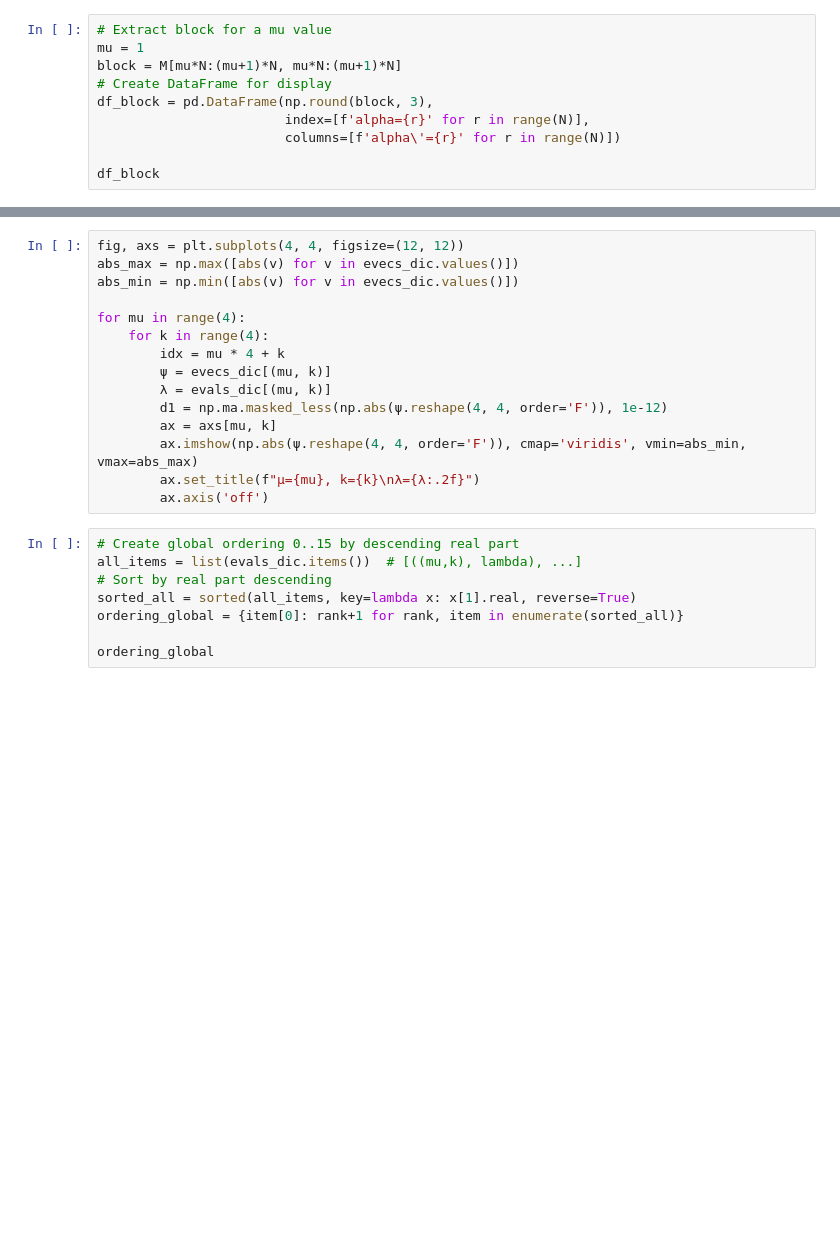
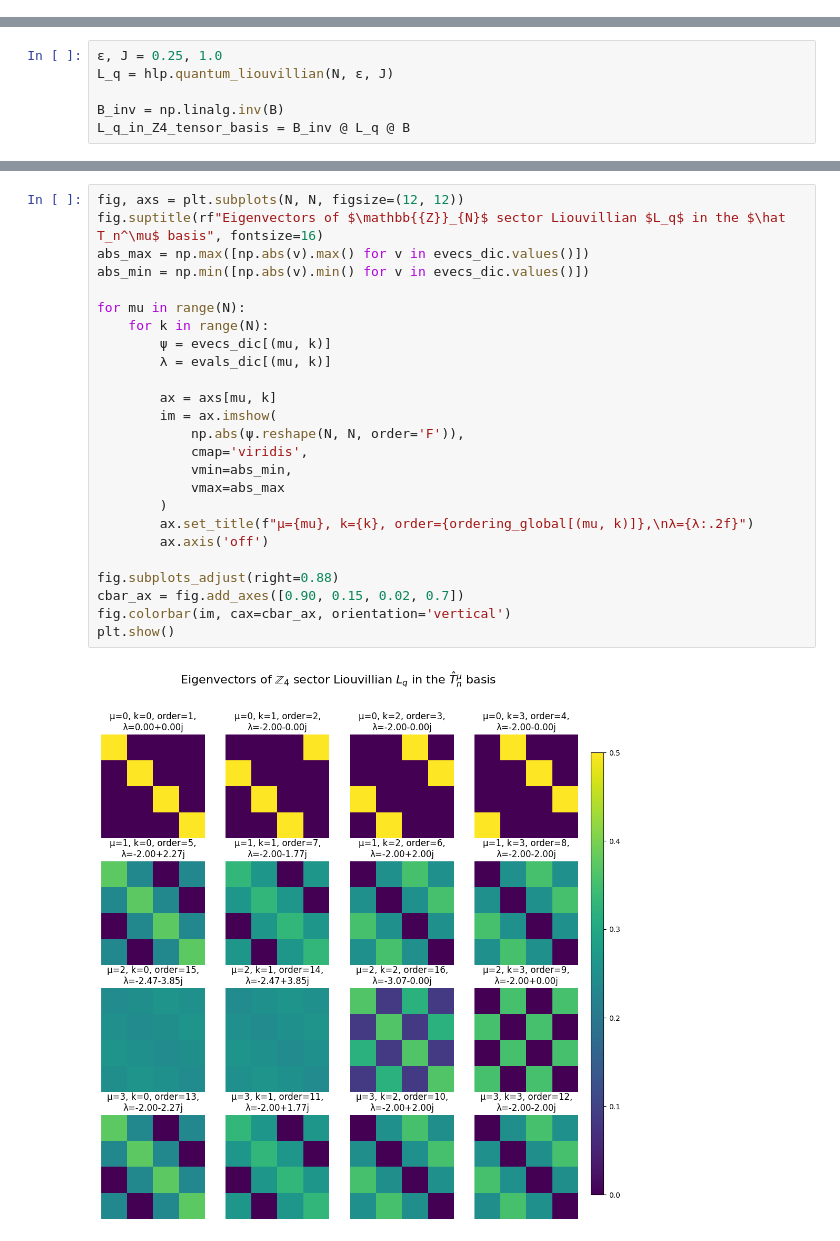
Before and after one commit to alessum/resource_theory_mpemba, a Jupyter notebook: asymm_ex2.ipynb, the cells around one changed output, grey strips where cells are left out. Drawn from its saved outputs; the diff is of its cells as text; blank space fills up the shorter version.

```diff
--- a/asymm_ex2.ipynb
+++ b/asymm_ex2.ipynb
@@ -106,10 +27,0 @@ fn.print_matrix(B.real)
-# %%
-# Extract block for a mu value
-mu = 1
-block = M[mu*N:(mu+1)*N, mu*N:(mu+1)*N]
-# Create DataFrame for display
-df_block = pd.DataFrame(np.round(block, 3),
-                        index=[f'alpha={r}' for r in range(N)],
-                        columns=[f'alpha\'={r}' for r in range(N)])
-
-df_block
@@ -223,0 +28,6 @@ import ace_tools_open as tools; tools.display_dataframe_to_user("Residuals of ei
+# %%
+ε, J = 0.25, 1.0
+L_q = hlp.quantum_liouvillian(N, ε, J)
+
+B_inv = np.linalg.inv(B)
+L_q_in_Z4_tensor_basis = B_inv @ L_q @ B
@@ -224,24 +90,28 @@ import ace_tools_open as tools; tools.display_dataframe_to_user("Residuals of ei
 # %%
-fig, axs = plt.subplots(4, 4, figsize=(12, 12))
-abs_max = np.max([abs(v) for v in evecs_dic.values()])
-abs_min = np.min([abs(v) for v in evecs_dic.values()])
+fig, axs = plt.subplots(N, N, figsize=(12, 12))
+fig.suptitle(rf"Eigenvectors of $\mathbb{{Z}}_{N}$ sector Liouvillian $L_q$ in the $\hat T_n^\mu$ basis", fontsize=16)
+abs_max = np.max([np.abs(v).max() for v in evecs_dic.values()])
+abs_min = np.min([np.abs(v).min() for v in evecs_dic.values()])
 
-for mu in range(4):
-    for k in range(4):
-        idx = mu * 4 + k
+for mu in range(N):
+    for k in range(N):
         ψ = evecs_dic[(mu, k)]
         λ = evals_dic[(mu, k)]
-        d1 = np.ma.masked_less(np.abs(ψ.reshape(4, 4, order='F')), 1e-12)
+
         ax = axs[mu, k]
-        ax.imshow(np.abs(ψ.reshape(4, 4, order='F')), cmap='viridis', vmin=abs_min, vmax=abs_max)
-        ax.set_title(f"μ={mu}, k={k}\nλ={λ:.2f}")
+        im = ax.imshow(
+            np.abs(ψ.reshape(N, N, order='F')),
+            cmap='viridis',
+            vmin=abs_min,
+            vmax=abs_max
+        )
+        ax.set_title(f"μ={mu}, k={k}, order={ordering_global[(mu, k)]},\nλ={λ:.2f}")
         ax.axis('off')
+
+fig.subplots_adjust(right=0.88)
+cbar_ax = fig.add_axes([0.90, 0.15, 0.02, 0.7])
+fig.colorbar(im, cax=cbar_ax, orientation='vertical')
+plt.show()
+# %% [output]
+[figure, added]
-# %%
-# Create global ordering 0..15 by descending real part
-all_items = list(evals_dic.items())  # [((mu,k), lambda), ...]
-# Sort by real part descending
-sorted_all = sorted(all_items, key=lambda x: x[1].real, reverse=True)
-ordering_global = {item[0]: rank+1 for rank, item in enumerate(sorted_all)}
-
-ordering_global
 # %%
```
Also changed, not shown: parts of 12 cells of this notebook, 1 other file.
